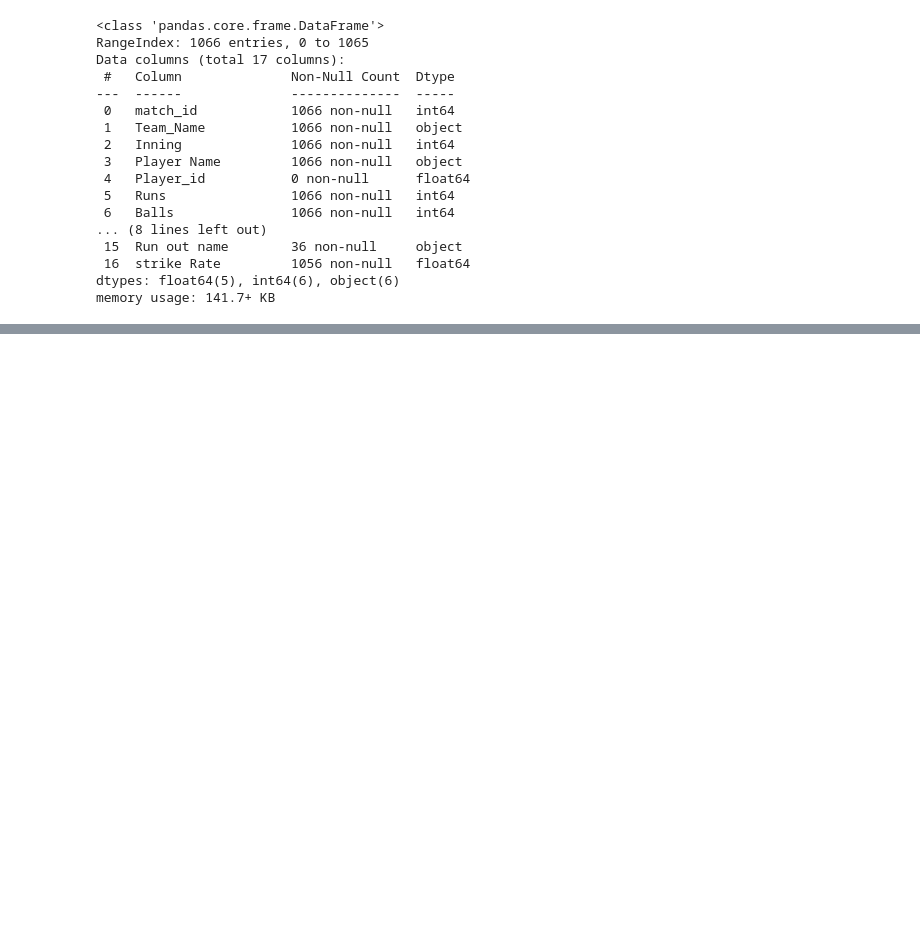
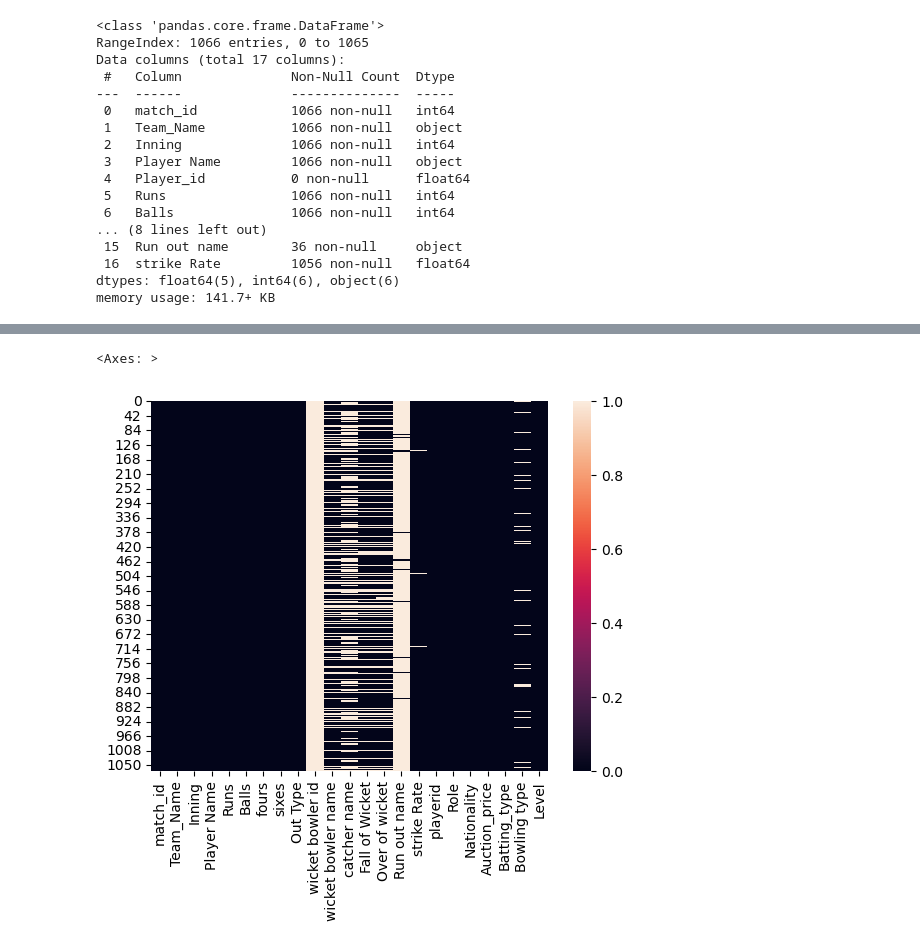
Before and after one commit to yogyasuri/IPL-Data, a Jupyter notebook: preprocessing.ipynb, the cells around one changed output, grey strips where cells are left out. Cells and saved outputs as stored; diff of their text form; code cells hidden in the pictures; blank space fills up the shorter version.

```diff
--- a/preprocessing.ipynb
+++ b/preprocessing.ipynb
@@ -225,0 +170,2 @@ batting_short.drop_duplicates()
+# %%
+batting['Player Name']= batting['Player Name'].str.strip().str.lower()
@@ -225,0 +190,6 @@ batting_short.drop_duplicates()
+# %%
+player =player.rename(columns={
+    'Team':'Team_Name',
+    'Player_name':'Player Name',
+
+})
@@ -225,0 +205,7 @@ batting_short.drop_duplicates()
+# %%
+batting=batting.merge(
+    player,
+    how='left',
+    left_on=["Team_Name", "Player Name"],   # columns in battingshort
+    right_on=["Team_Name", "Player Name"]
+)
@@ -225,0 +222,7 @@ batting_short.drop_duplicates()
+# %%
+batting = batting.drop(columns=["Player_id_x"]).rename(columns={"Player_id_y": "playerid"})
+# %%
+sns.heatmap(batting.isnull())
+# %% [output]
+<Axes: >
+[figure, added]
```
Also changed, not shown: parts of 37 cells of this notebook, 20 other files.
